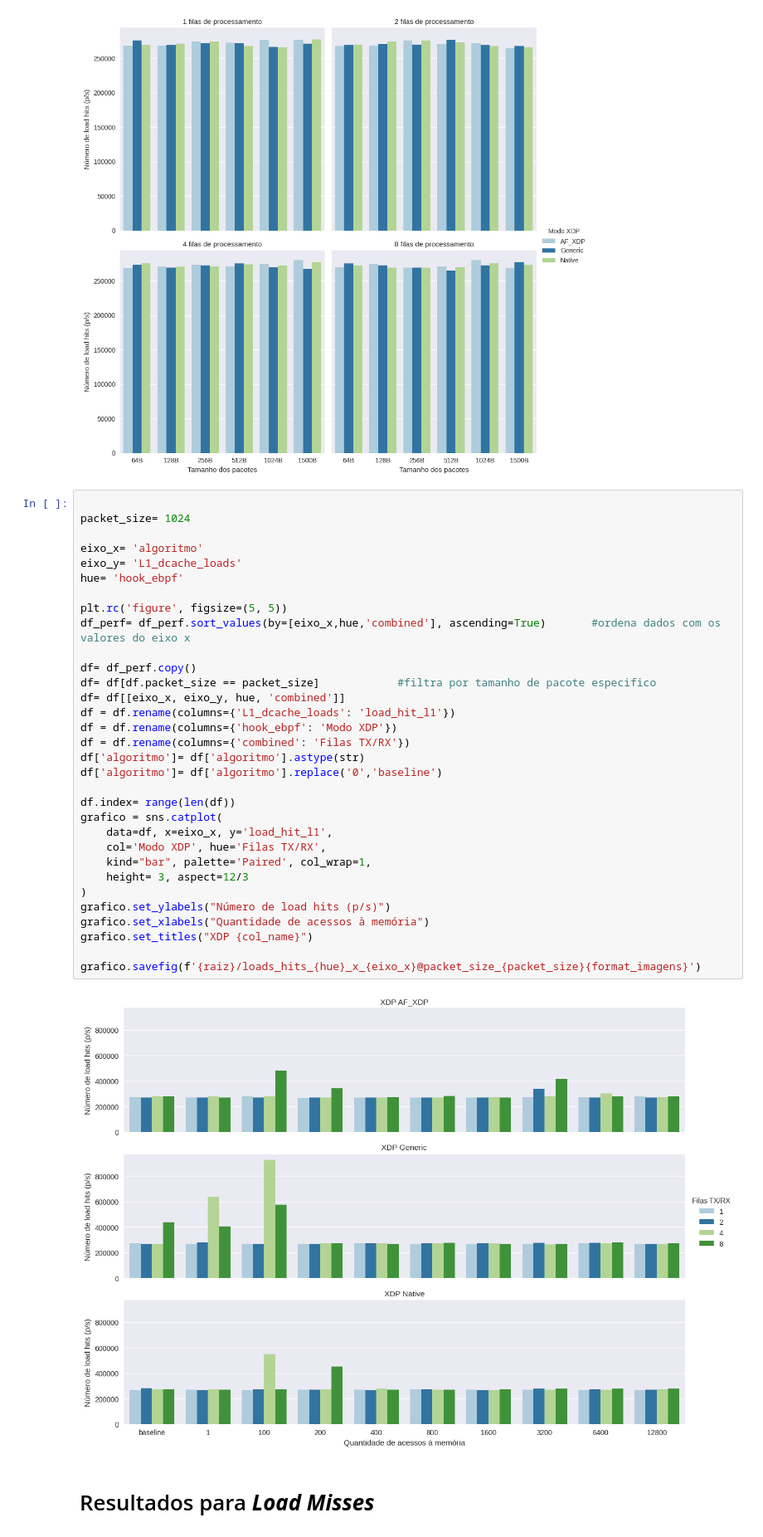
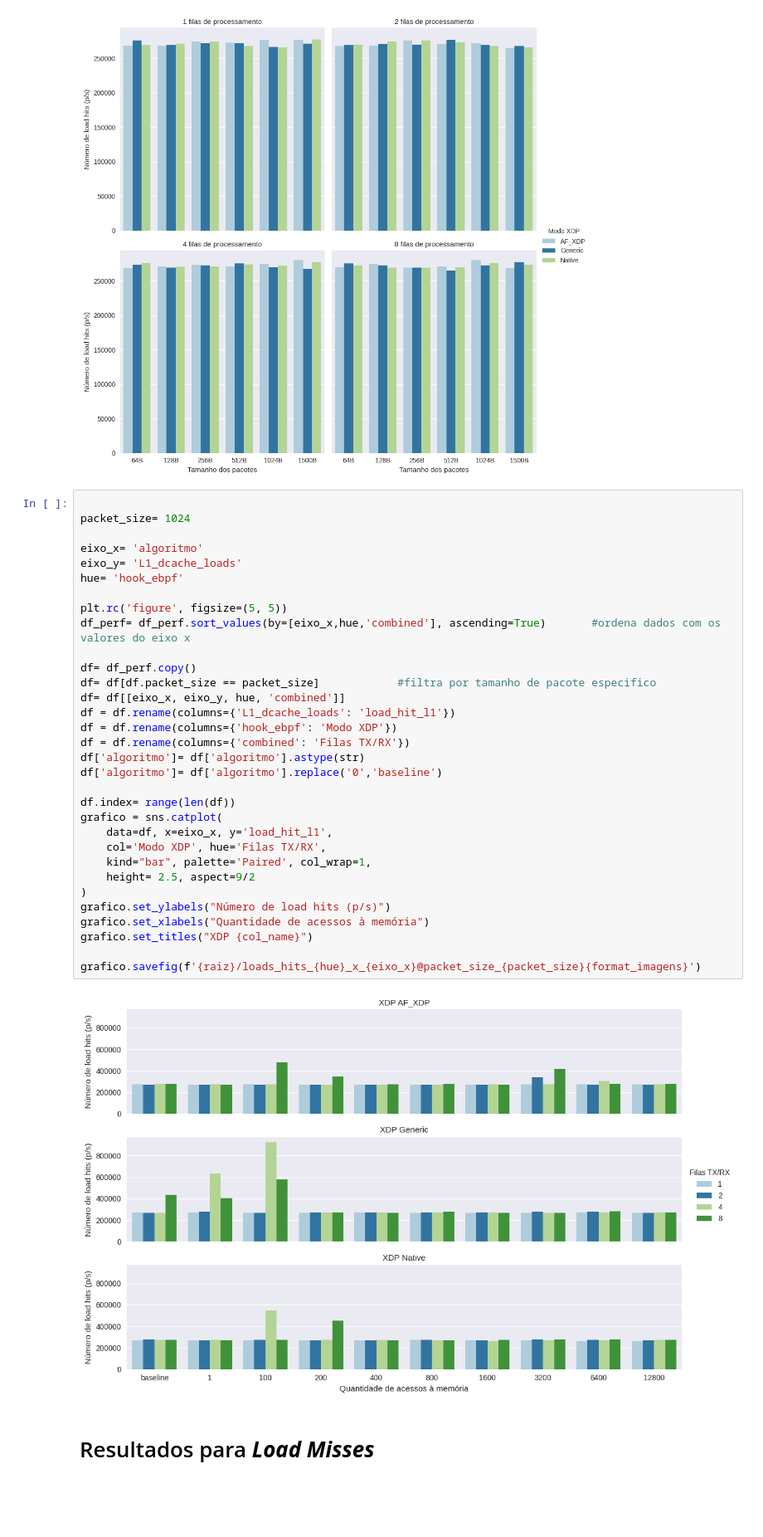
Before and after one commit to igor-capeletti/tcc_eBPF_XDP, a Jupyter notebook: scripts/python/gera_graficos_instrucoes_e_branchs.ipynb, the cells around one changed output. Shown at 83% size. Drawn from its saved outputs; the diff is of its cells as text; blank space fills up the shorter version.

```diff
--- a/scripts/python/gera_graficos_instrucoes_e_branchs.ipynb
+++ b/scripts/python/gera_graficos_instrucoes_e_branchs.ipynb
@@ -298,35 +300,35 @@ grafico.savefig(f'{raiz}/loads_hit_L1_{hue}_x_{eixo_x}@alg_{algoritmo}{format_im
 packet_size= 1024
 
 eixo_x= 'algoritmo'
 eixo_y= 'L1_dcache_loads'
 hue= 'hook_ebpf'
 
 plt.rc('figure', figsize=(5, 5))
 df_perf= df_perf.sort_values(by=[eixo_x,hue,'combined'], ascending=True)       #ordena dados com os valores do eixo x
 
 df= df_perf.copy()
 df= df[df.packet_size == packet_size]            #filtra por tamanho de pacote especifico
 df= df[[eixo_x, eixo_y, hue, 'combined']]
 df = df.rename(columns={'L1_dcache_loads': 'load_hit_l1'})
 df = df.rename(columns={'hook_ebpf': 'Modo XDP'})
 df = df.rename(columns={'combined': 'Filas TX/RX'})
 df['algoritmo']= df['algoritmo'].astype(str)
 df['algoritmo']= df['algoritmo'].replace('0','baseline')
 
 df.index= range(len(df))
 grafico = sns.catplot(
     data=df, x=eixo_x, y='load_hit_l1',
     col='Modo XDP', hue='Filas TX/RX',
     kind="bar", palette='Paired', col_wrap=1,
-    height= 3, aspect=12/3
+    height= 2.5, aspect=9/2
 )
 grafico.set_ylabels("Número de load hits (p/s)")
 grafico.set_xlabels("Quantidade de acessos à memória")
 grafico.set_titles("XDP {col_name}")
 
 grafico.savefig(f'{raiz}/loads_hits_{hue}_x_{eixo_x}@packet_size_{packet_size}{format_imagens}')
 # %% [output]
-[figure, old version]
+[figure, new version]
 # %% [markdown]
 # Resultados para ***Load Misses***
 # %%
```
Also changed, not shown: parts of 5 cells of this notebook, 15 other files.
